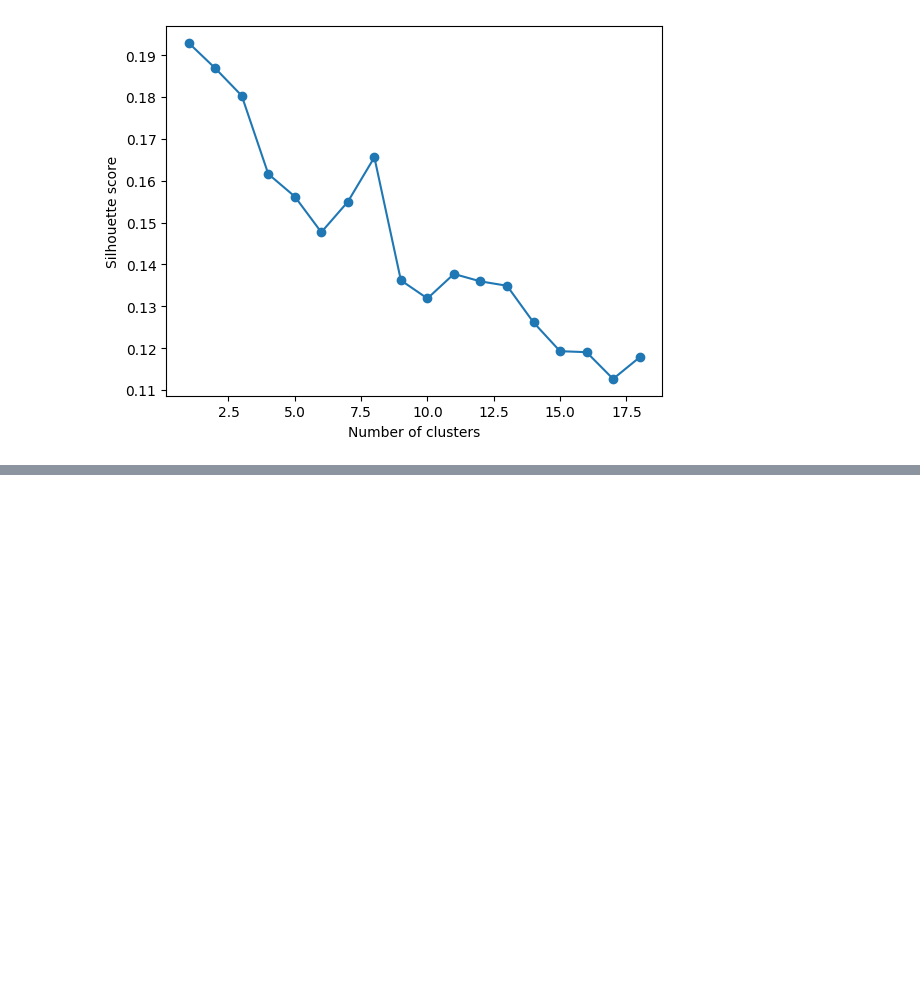
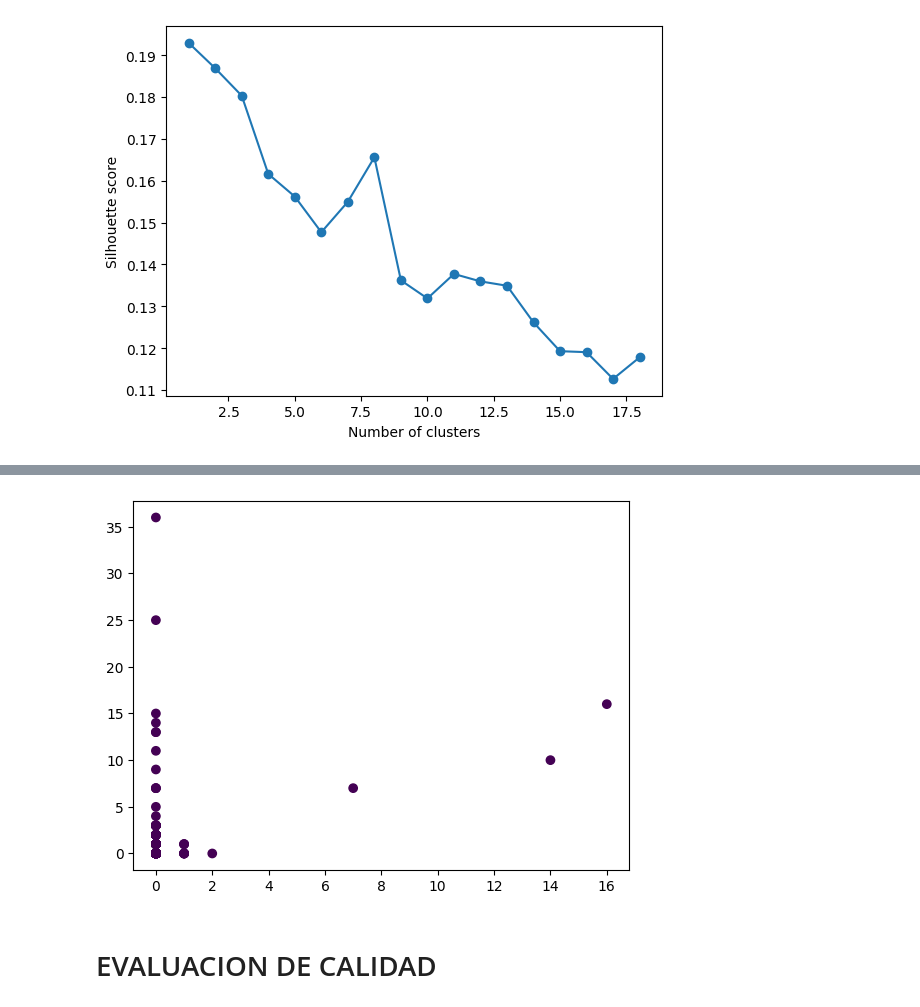
Before and after one commit to PepeRoConde/3year2sem, a Jupyter notebook: maai/p1/p1.ipynb, the cells around one changed output, grey strips where cells are left out. Saved outputs shown, nothing was run; the diff lists cells and outputs as text; code cells hidden in the pictures; blank space fills up the shorter version.

```diff
--- a/maai/p1/p1.ipynb
+++ b/maai/p1/p1.ipynb
@@ -73,0 +96,8 @@ plt.show()
+# %%
+dbscan = sklearn.cluster.DBSCAN(eps=0.5, min_samples=5)
+dbscan.fit(X_train)
+y_pred = dbscan.fit_predict(X_train)
+
+plot_clusters(y_pred, X_train)
+# %% [output]
+[figure, added]
@@ -73,0 +114,2 @@ plt.show()
+# %% [markdown]
+# EVALUACION DE CALIDAD
```
Also changed, not shown: parts of 13 cells of this notebook.
